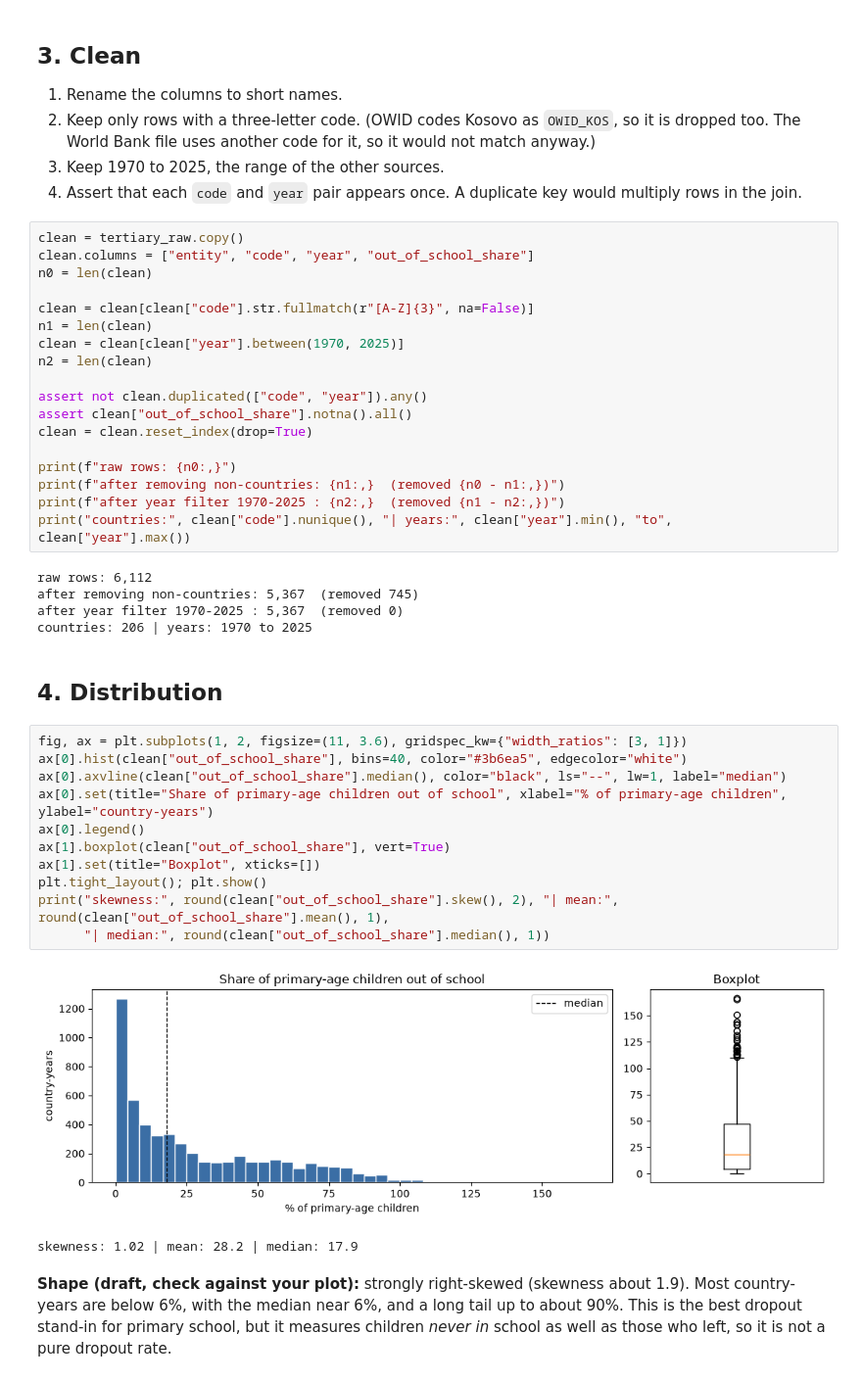
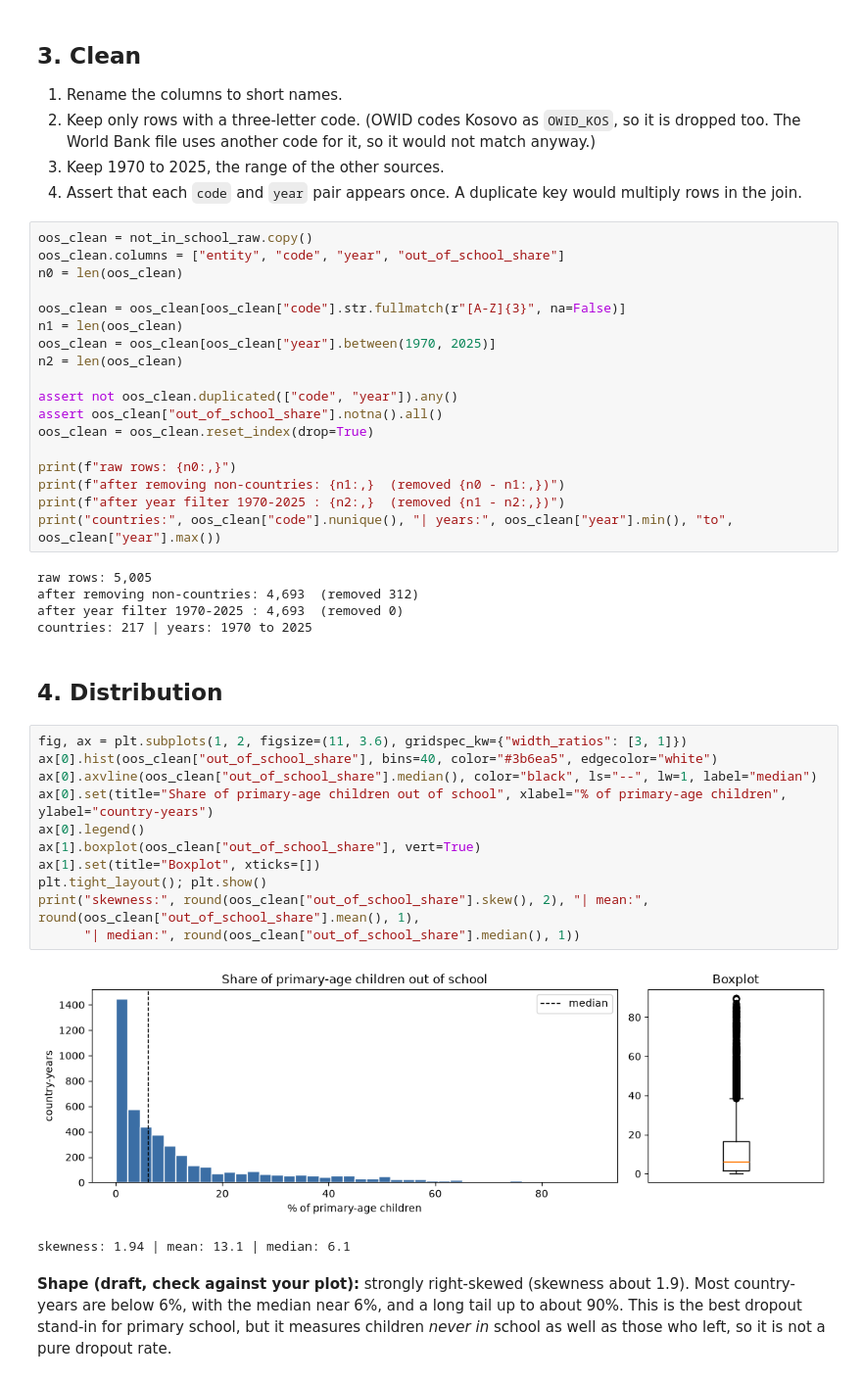
Before and after one commit to k3vina/capstone_kevina, a Jupyter notebook: notebook.ipynb, the cells around one changed output. Shown at 98% size. Saved outputs shown, nothing was run; the diff lists cells and outputs as text.

```diff
--- a/notebook.ipynb
+++ b/notebook.ipynb
@@ -849,44 +859,44 @@ codes that are not three letters: 475
 3. Keep 1970 to 2025, the range of the other sources.
 4. Assert that each `code` and `year` pair appears once. A duplicate key would multiply rows in the join.
 # %%
-clean = tertiary_raw.copy()
-clean.columns = ["entity", "code", "year", "out_of_school_share"]
-n0 = len(clean)
+oos_clean = not_in_school_raw.copy()
+oos_clean.columns = ["entity", "code", "year", "out_of_school_share"]
+n0 = len(oos_clean)
 
-clean = clean[clean["code"].str.fullmatch(r"[A-Z]{3}", na=False)]
-n1 = len(clean)
-clean = clean[clean["year"].between(1970, 2025)]
-n2 = len(clean)
+oos_clean = oos_clean[oos_clean["code"].str.fullmatch(r"[A-Z]{3}", na=False)]
+n1 = len(oos_clean)
+oos_clean = oos_clean[oos_clean["year"].between(1970, 2025)]
+n2 = len(oos_clean)
 
-assert not clean.duplicated(["code", "year"]).any()
-assert clean["out_of_school_share"].notna().all()
-clean = clean.reset_index(drop=True)
+assert not oos_clean.duplicated(["code", "year"]).any()
+assert oos_clean["out_of_school_share"].notna().all()
+oos_clean = oos_clean.reset_index(drop=True)
 
 print(f"raw rows: {n0:,}")
 print(f"after removing non-countries: {n1:,}  (removed {n0 - n1:,})")
 print(f"after year filter 1970-2025 : {n2:,}  (removed {n1 - n2:,})")
-print("countries:", clean["code"].nunique(), "| years:", clean["year"].min(), "to", clean["year"].max())
+print("countries:", oos_clean["code"].nunique(), "| years:", oos_clean["year"].min(), "to", oos_clean["year"].max())
 # %% [output]
-raw rows: 6,112
-after removing non-countries: 5,367  (removed 745)
-after year filter 1970-2025 : 5,367  (removed 0)
-countries: 206 | years: 1970 to 2025
+raw rows: 5,005
+after removing non-countries: 4,693  (removed 312)
+after year filter 1970-2025 : 4,693  (removed 0)
+countries: 217 | years: 1970 to 2025
 # %% [markdown]
 ## 4. Distribution
 # %%
 fig, ax = plt.subplots(1, 2, figsize=(11, 3.6), gridspec_kw={"width_ratios": [3, 1]})
-ax[0].hist(clean["out_of_school_share"], bins=40, color="#3b6ea5", edgecolor="white")
-ax[0].axvline(clean["out_of_school_share"].median(), color="black", ls="--", lw=1, label="median")
+ax[0].hist(oos_clean["out_of_school_share"], bins=40, color="#3b6ea5", edgecolor="white")
+ax[0].axvline(oos_clean["out_of_school_share"].median(), color="black", ls="--", lw=1, label="median")
 ax[0].set(title="Share of primary-age children out of school", xlabel="% of primary-age children", ylabel="country-years")
 ax[0].legend()
-ax[1].boxplot(clean["out_of_school_share"], vert=True)
+ax[1].boxplot(oos_clean["out_of_school_share"], vert=True)
 ax[1].set(title="Boxplot", xticks=[])
 plt.tight_layout(); plt.show()
-print("skewness:", round(clean["out_of_school_share"].skew(), 2), "| mean:", round(clean["out_of_school_share"].mean(), 1),
-      "| median:", round(clean["out_of_school_share"].median(), 1))
+print("skewness:", round(oos_clean["out_of_school_share"].skew(), 2), "| mean:", round(oos_clean["out_of_school_share"].mean(), 1),
+      "| median:", round(oos_clean["out_of_school_share"].median(), 1))
 # %% [output]
-[figure, old version]
+[figure, new version]
-skewness: 1.02 | mean: 28.2 | median: 17.9
+skewness: 1.94 | mean: 13.1 | median: 6.1
 # %% [markdown]
 **Shape (draft, check against your plot):** strongly right-skewed (skewness about 1.9). Most country-years are below 6%, with the median near 6%, and a long tail up to about 90%. This is the best dropout stand-in for primary school, but it measures children *never in* school as well as those who left, so it is not a pure dropout rate.
 # %% [markdown]
```
Also changed, not shown: parts of 23 cells of this notebook, 8 other files.
